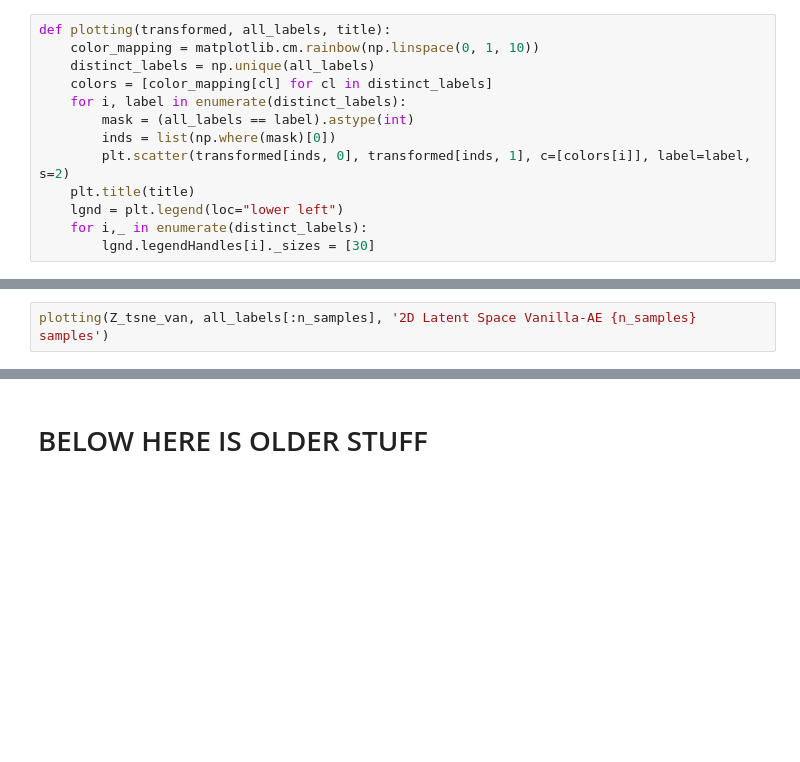
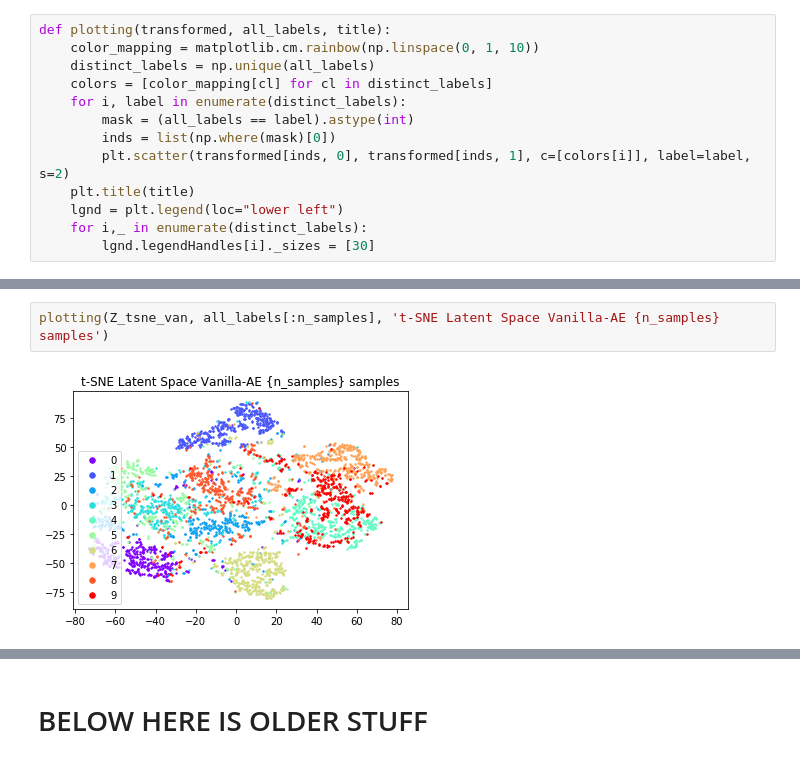
Before and after one commit to BorgwardtLab/topological-autoencoders, a Jupyter notebook: notebooks/Visualize_latent_space_mnist.ipynb, the cells around one changed output, grey strips where cells are left out. Cells and saved outputs as stored; diff of their text form; blank space fills up the shorter version.

```diff
--- a/notebooks/Visualize_latent_space_mnist.ipynb
+++ b/notebooks/Visualize_latent_space_mnist.ipynb
@@ -199,2 +210,4 @@ plotting(Z_tsne_top, all_labels[:n_samples], 't-SNE Latent Space Topo-AE {n_samp
 # %%
-plotting(Z_tsne_van, all_labels[:n_samples], '2D Latent Space Vanilla-AE {n_samples} samples')
+plotting(Z_tsne_van, all_labels[:n_samples], 't-SNE Latent Space Vanilla-AE {n_samples} samples')
+# %% [output]
+[figure, added]
```
Also changed, not shown: parts of 14 cells of this notebook.
